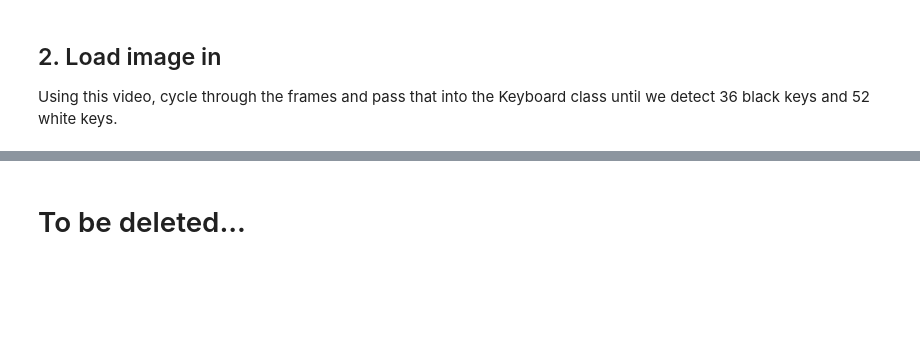
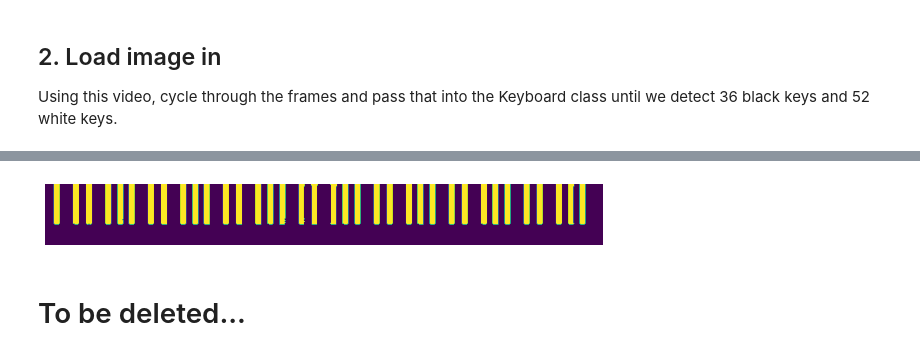
Before and after one commit to cooldecola/piano2sheet, a Jupyter notebook: src/testing/brian/brian's testing corner.ipynb, the cells around one changed output, grey strips where cells are left out. Drawn from its saved outputs; the diff is of its cells as text; code cells hidden in the pictures; blank space fills up the shorter version.

Commit message:
Download a video and detect keys
1) 360p version of the video is downloaded
2) Errors are raised in key detection is not possible

```diff
--- a/src/testing/brian/brian's testing corner.ipynb
+++ b/src/testing/brian/brian's testing corner.ipynb
@@ -538,3 +509,36 @@ plt.show()
+# %%
+keyboard = Keyboard(showAnimations = False)
+
+path = root + "videos\\video_to_process*"
+vtp = glob.glob(path)
+if vtp:
+    camera = cv2.VideoCapture(vtp[0])
+    frames = camera.get(cv2.CAP_PROP_FRAME_COUNT)
+
+    isKeyboardDetected = False
+    frameCounter = 0
+
+    while (not isKeyboardDetected) or (frameCounter < frames):
+        camera.set(cv2.CAP_PROP_POS_FRAMES, frameCounter)
+        res, frame = camera.read()
+        try:
+            keyboard.detectKeys(frame)
+            isKeyboardDetected = keyboard.isKeyboardDetected()
+            break
+        except IncorrectNumberOfKeysException as error:
+            frameCounter += round(frames / 500.0) * 500.0
+
+    if (not isKeyboardDetected) or (frameCounter > frames):
+        raise IncorrectNumberOfKeysException('The keys could not be read in this video!')
+    else:
+        plt.figure(figsize=(10,10))
+        plt.imshow(keyboard.getThresholdedKeyboard())
+        plt.axis('off')
+        plt.show()
+else:
+    raise VideoReadException('Video could not be read!')
+# %% [output]
+[figure, added]
 # %% [markdown]
 # To be deleted...
 # %% [markdown]
```
Also changed, not shown: parts of 13 cells of this notebook, 1 other file.
